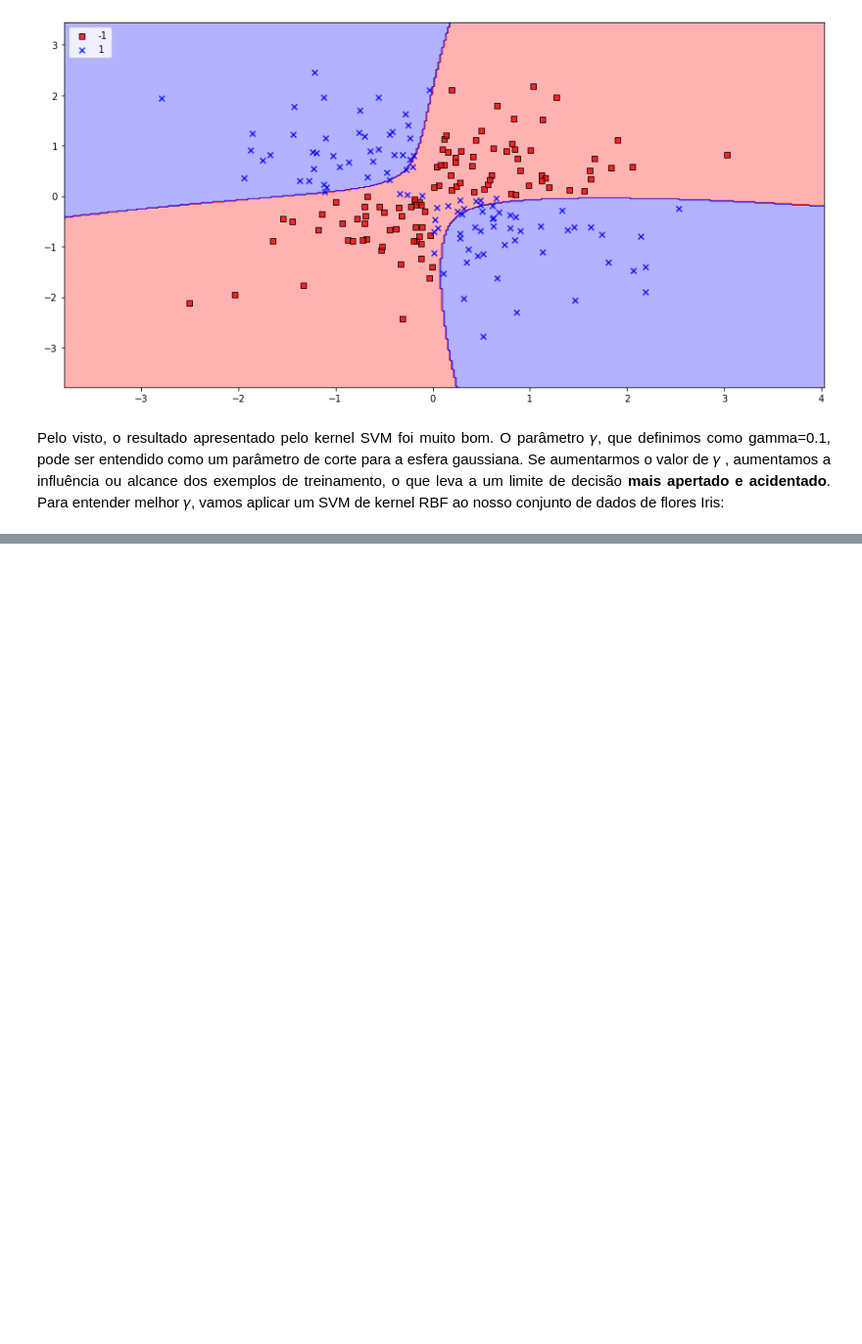
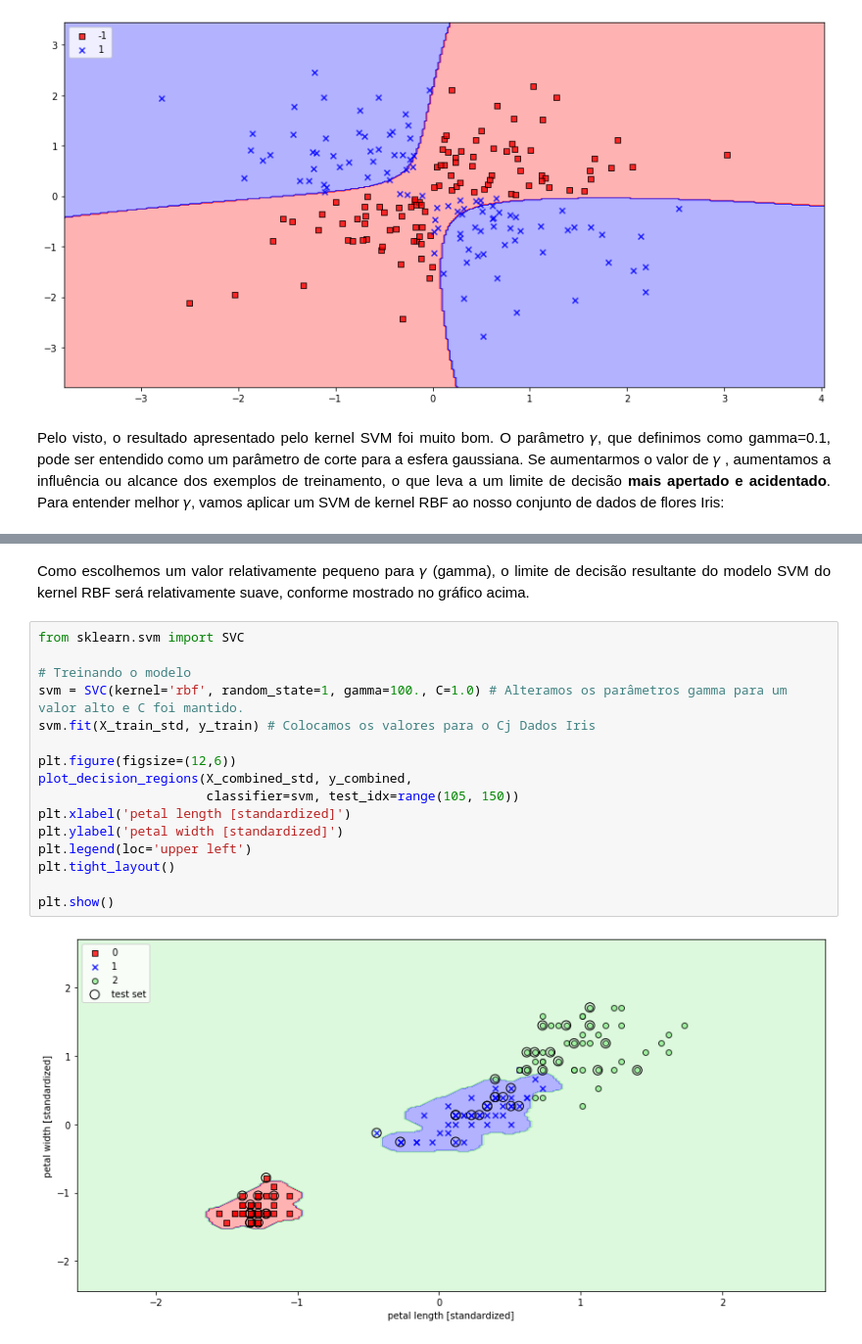
Before and after one commit to willianpina/Machine_Learning_Studies, a Jupyter notebook: Um tour pelos classificadores - scikit learn.ipynb, the cells around one changed output, grey strips where cells are left out. Shown: that part at 98% size. Cells and saved outputs as stored; diff of their text form; blank space fills up the shorter version.

```diff
--- a/Um tour pelos classificadores - scikit learn.ipynb
+++ b/Um tour pelos classificadores - scikit learn.ipynb
@@ -352,0 +371,20 @@ plt.show()
+# %% [markdown]
+<p align='justify'>Como escolhemos um valor relativamente pequeno para 𝛾 (gamma), o limite de decisão resultante do modelo SVM do kernel RBF será relativamente suave, conforme mostrado no gráfico acima.</p>
+# %%
+from sklearn.svm import SVC
+
+# Treinando o modelo
+svm = SVC(kernel='rbf', random_state=1, gamma=100., C=1.0) # Alteramos os parâmetros gamma para um valor alto e C foi mantido.
+svm.fit(X_train_std, y_train) # Colocamos os valores para o Cj Dados Iris
+
+plt.figure(figsize=(12,6))
+plot_decision_regions(X_combined_std, y_combined,
+                      classifier=svm, test_idx=range(105, 150))
+plt.xlabel('petal length [standardized]')
+plt.ylabel('petal width [standardized]')
+plt.legend(loc='upper left')
+plt.tight_layout()
+
+plt.show()
+# %% [output]
+[figure, added]
```
Also changed, not shown: parts of 9 cells of this notebook, 1 other file.
